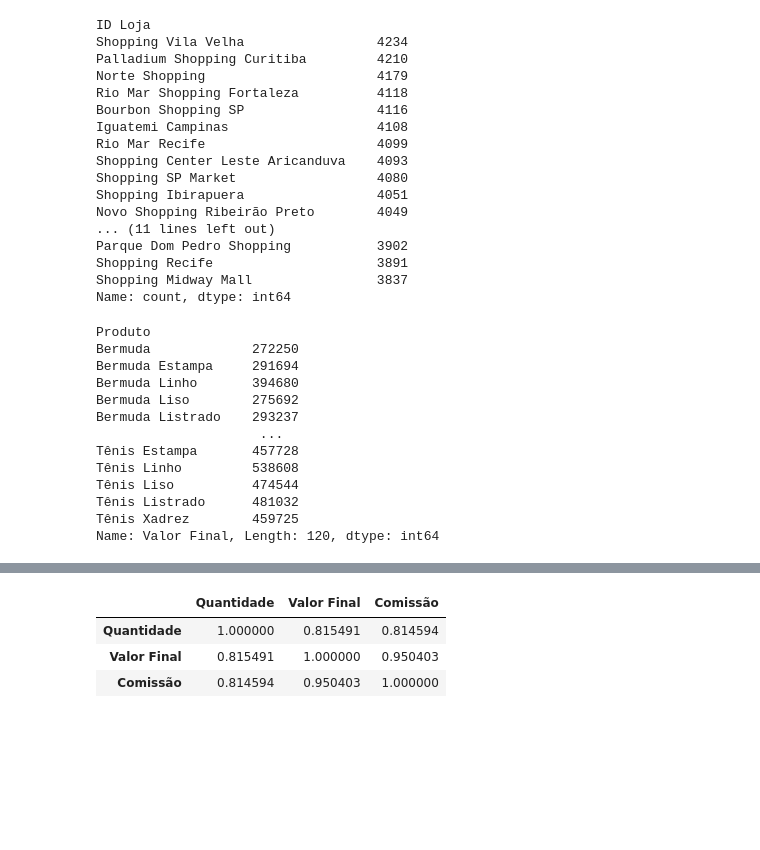
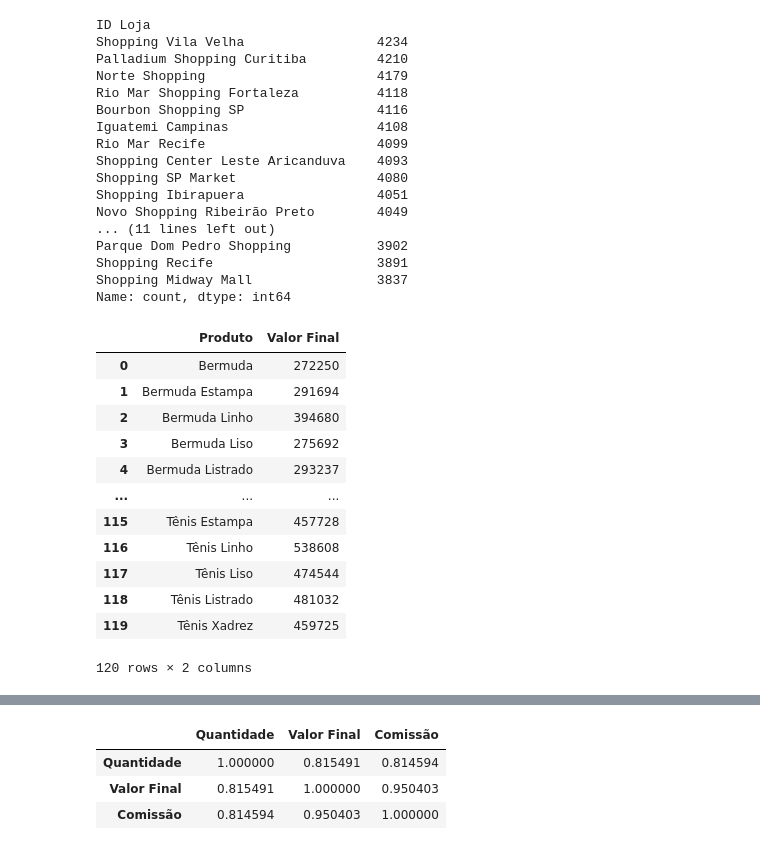
Before and after one commit to SavioCartaxo/Estudos_python, a Jupyter notebook: Pandas/01 pandas do zero/01 saindo do zero.ipynb, the cells around one changed output, grey strips where cells are left out. Saved outputs shown, nothing was run; the diff lists cells and outputs as text; code cells hidden in the pictures; blank space fills up the shorter version.

```diff
--- a/Pandas/01 pandas do zero/01 saindo do zero.ipynb
+++ b/Pandas/01 pandas do zero/01 saindo do zero.ipynb
@@ -321,22 +321,22 @@ Name: count, dtype: int64
 # %%
 # Faturamento de Cada um dos produtos
 
-faturamento_por_produto = vendas_df[['Produto', 'Valor Unitário', 'Valor Final']].groupby('Produto')['Valor Final'].sum()
+faturamento_por_produto = vendas_df[['Produto', 'Valor Unitário', 'Valor Final']].groupby('Produto')['Valor Final'].sum().reset_index()
 display(faturamento_por_produto)
 # %% [output]
+|  | Produto | Valor Final |
+| 0 | Bermuda | 272250 |
+| 1 | Bermuda Estampa | 291694 |
+| 2 | Bermuda Linho | 394680 |
+| 3 | Bermuda Liso | 275692 |
+| 4 | Bermuda Listrado | 293237 |
+| ... | ... | ... |
+| 115 | Tênis Estampa | 457728 |
+| 116 | Tênis Linho | 538608 |
+| 117 | Tênis Liso | 474544 |
+| 118 | Tênis Listrado | 481032 |
+| 119 | Tênis Xadrez | 459725 |
-Produto
-Bermuda             272250
-Bermuda Estampa     291694
-Bermuda Linho       394680
-Bermuda Liso        275692
-Bermuda Listrado    293237
-                     ...
-Tênis Estampa       457728
-Tênis Linho         538608
-Tênis Liso          474544
-Tênis Listrado      481032
-Tênis Xadrez        459725
-Name: Valor Final, Length: 120, dtype: int64
+120 rows × 2 columns
 # %%
 # Procurando informações de um DF em outro
 
```
Also changed, not shown: parts of 1 cell of this notebook, 4 other files.
